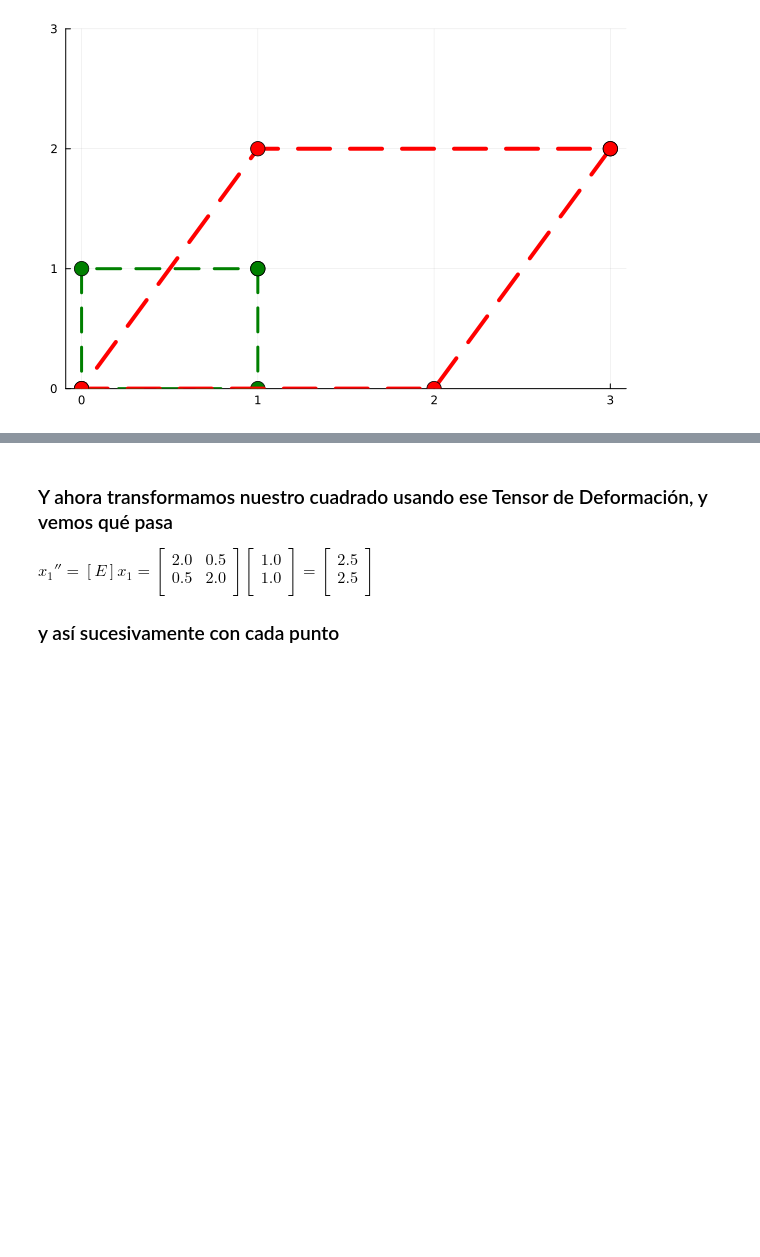
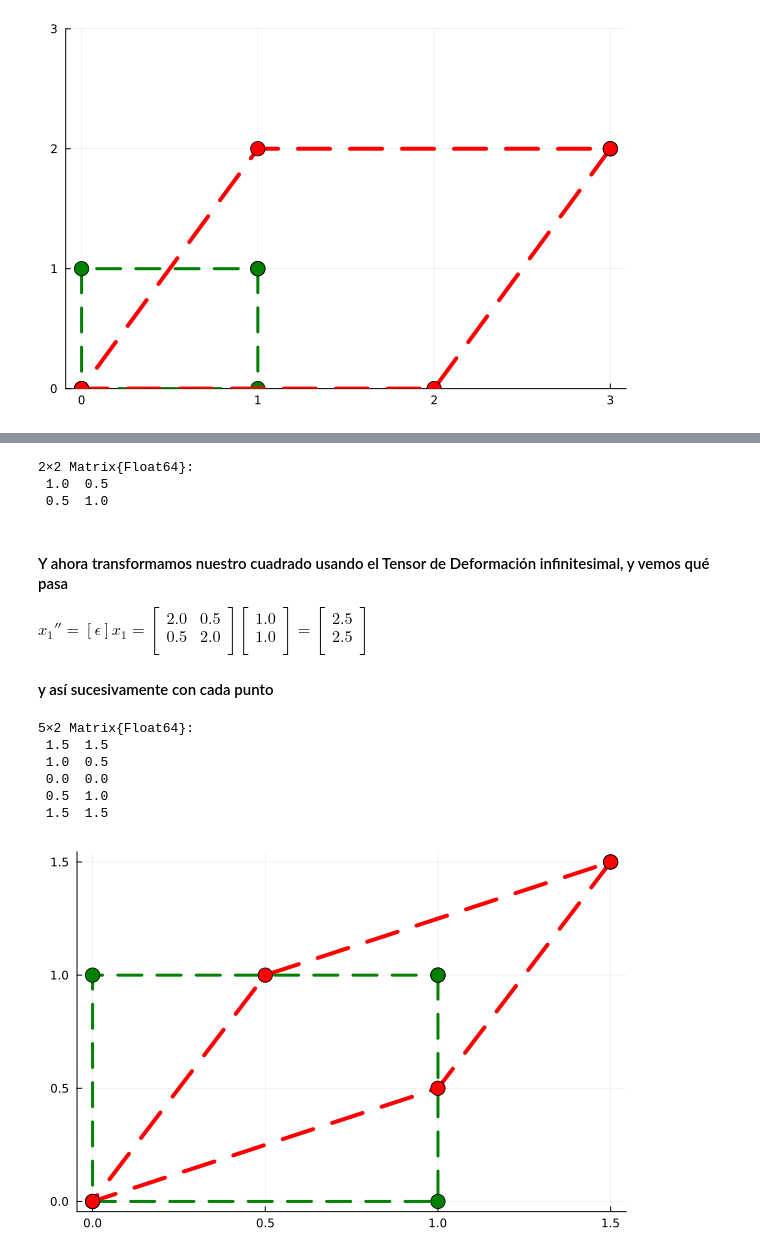
Before and after one commit to frzuniga/MecSol, a Jupyter notebook: Matriz de Def.ipynb, the cells around one changed output, grey strips where cells are left out. Saved outputs shown, nothing was run; the diff lists cells and outputs as text; code cells hidden in the pictures; blank space fills up the shorter version.

```diff
--- a/Matriz de Def.ipynb
+++ b/Matriz de Def.ipynb
@@ -227,7 +274,13 @@ E = [ 2.0 (F[1,2]+F[2,1])/2
+# %%
+ϵ = 0.5*(F+transpose(F))-I
+# %% [output]
+2×2 Matrix{Float64}:
+ 1.0  0.5
+ 0.5  1.0
 # %% [markdown]
-### Y ahora transformamos nuestro cuadrado usando ese Tensor de Deformación, y vemos qué pasa
+#### Y ahora transformamos nuestro cuadrado usando el Tensor de Deformación infinitesimal, y vemos qué pasa
 $
- x_1''= [E] x_1 =
+ x_1''= [ϵ] x_1 =
   \left[ {\begin{array}{cc}
   2.0 & 0.5 \\
    0.5 & 2.0 \\
@@ -241,4 +294,19 @@ $
    2.5 \\
   \end{array} } \right]
   $
-  ### y así sucesivamente con cada punto
+  #### y así sucesivamente con cada punto
+# %%
+x1pp = ϵ*x1; x2pp = ϵ*x2; x3pp = ϵ*x3; x4pp = ϵ*x4;
+XPP = [x1pp'; x2pp'; x3pp'; x4pp'; x1pp' ]
+# %% [output]
+5×2 Matrix{Float64}:
+ 1.5  1.5
+ 1.0  0.5
+ 0.0  0.0
+ 0.5  1.0
+ 1.5  1.5
+# %%
+p1 = plot(X[:,1],X[:,2], line=(3,:dash,:green),m=(8,:green))
+plot!(XPP[:,1],XPP[:,2],line=(4,:dash,:red),m=(8,:red), leg = false)
+# %% [output]
+[figure, added]
```
Also changed, not shown: parts of 19 cells of this notebook.
